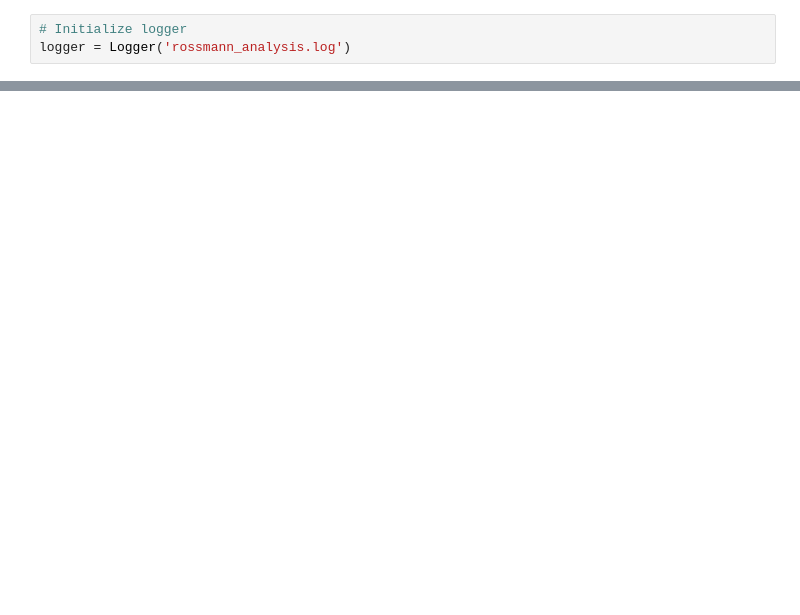
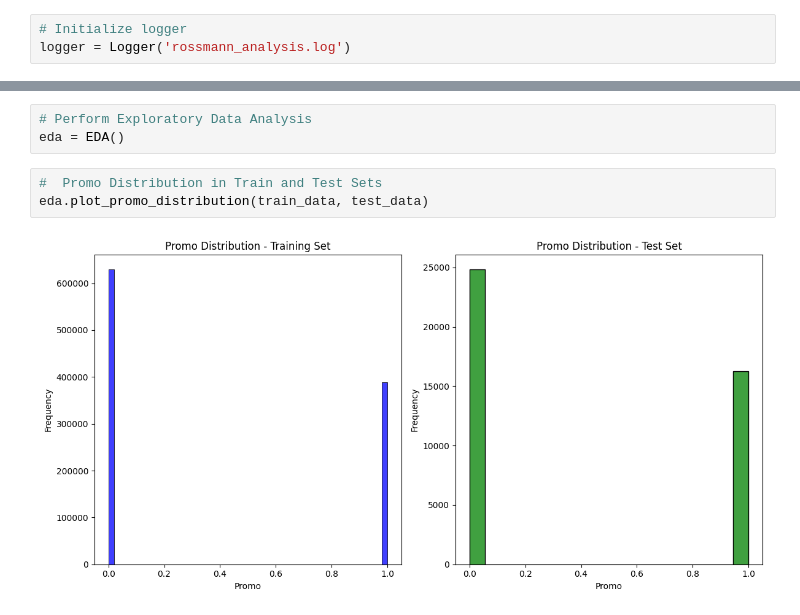
Before and after one commit to shewanek/sales-prediction_week-4, a Jupyter notebook: notebooks/eda.ipynb, the cells around one changed output, grey strips where cells are left out. Cells and saved outputs as stored; diff of their text form; blank space fills up the shorter version.

```diff
--- a/notebooks/eda.ipynb
+++ b/notebooks/eda.ipynb
@@ -53,0 +55,8 @@ logger.log('Data cleaning complete.')
+# %%
+# Perform Exploratory Data Analysis
+eda = EDA()
+# %%
+#  Promo Distribution in Train and Test Sets
+eda.plot_promo_distribution(train_data, test_data)
+# %% [output]
+[figure, added]
```
Also changed, not shown: parts of 10 cells of this notebook, 3 other files.
